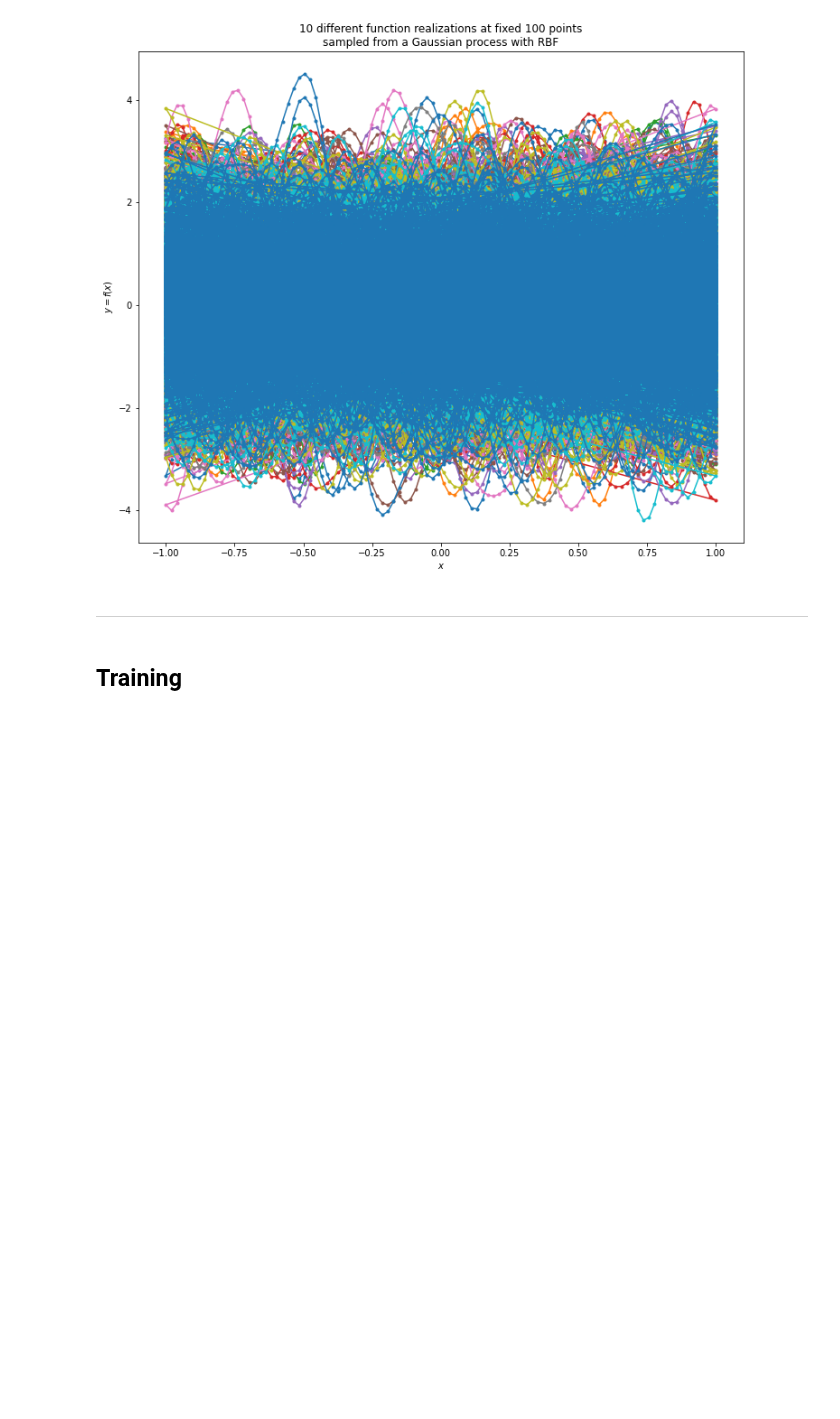
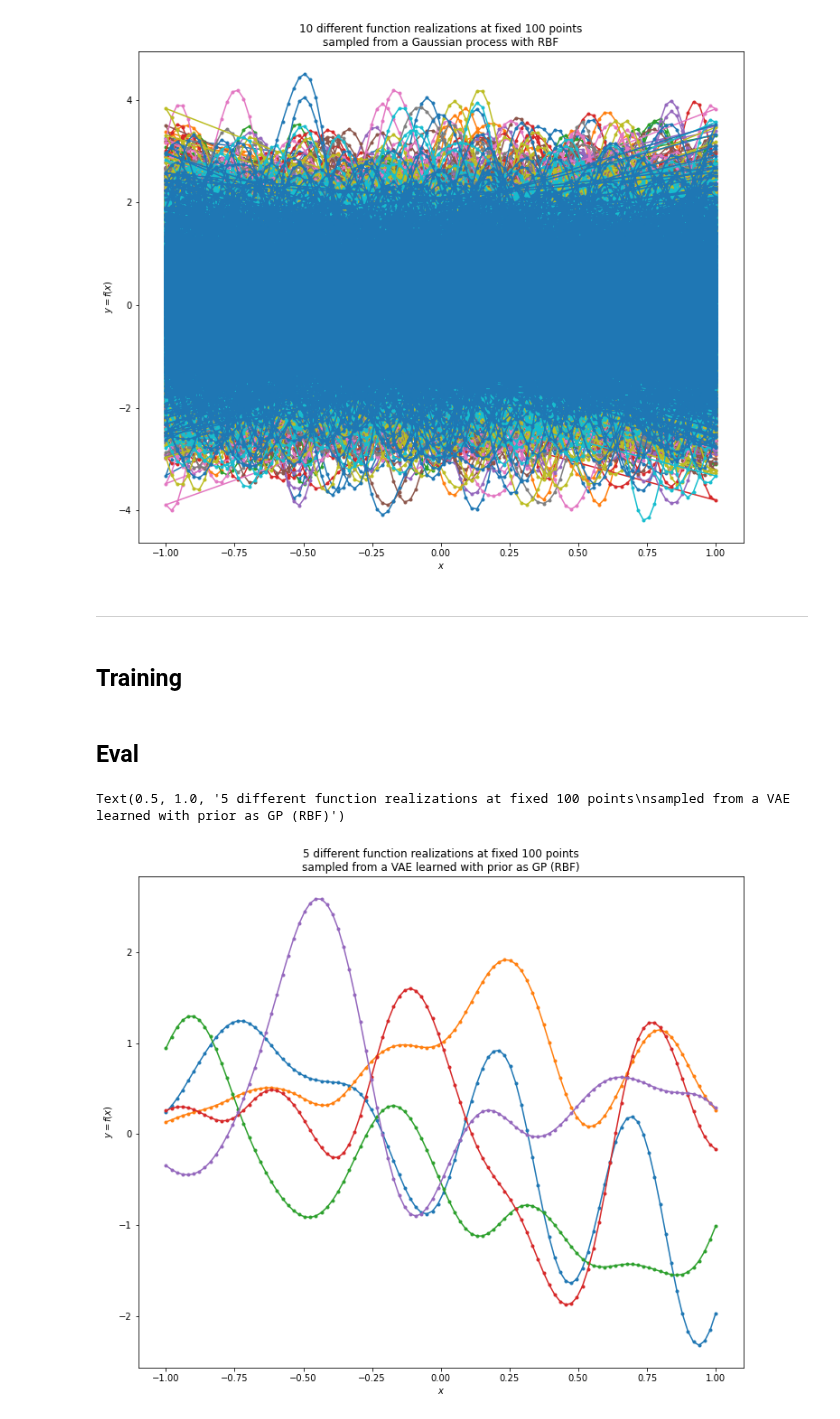
Before and after one commit to drclab/GP_VAE, a Jupyter notebook: drclab/vae.ipynb, the cells around one changed output. Saved outputs shown, nothing was run; the diff lists cells and outputs as text; code cells hidden in the pictures; blank space fills up the shorter version.

Commit message:
Eval

```diff
--- a/drclab/vae.ipynb
+++ b/drclab/vae.ipynb
@@ -193,3 +193,24 @@ for e in t:
 
         optimizer.step()
     t.set_description(f'Loss is {total_loss/(samples*input_dim):.3}')
+# %% [markdown]
+## Eval
+# %%
+model.eval()
+z = torch.randn(5, z_dim).to(device)
+
+with torch.no_grad():
+    x_sample = model.decoder(z)
+# %%
+fig = plt.figure(figsize=(12,10))
+ax = fig.add_subplot(111)
+for no, y in enumerate(x_sample):
+    ax.plot(train_ds.evalPoints[:,0], y.cpu().numpy(), marker='o', markersize=3)
+ax.set_xlabel('$x$')
+ax.set_ylabel('$y=f(x)$')
+ax.set_title('5 different function realizations at fixed 100 points\n'
+    'sampled from a VAE learned with prior as GP (RBF)')
+    #plt.savefig('plots/sample_prior_vae_1d_fixed.pdf')
+# %% [output]
+Text(0.5, 1.0, '5 different function realizations at fixed 100 points\nsampled from a VAE learned with prior as GP (RBF)')
+[figure, added]
```
